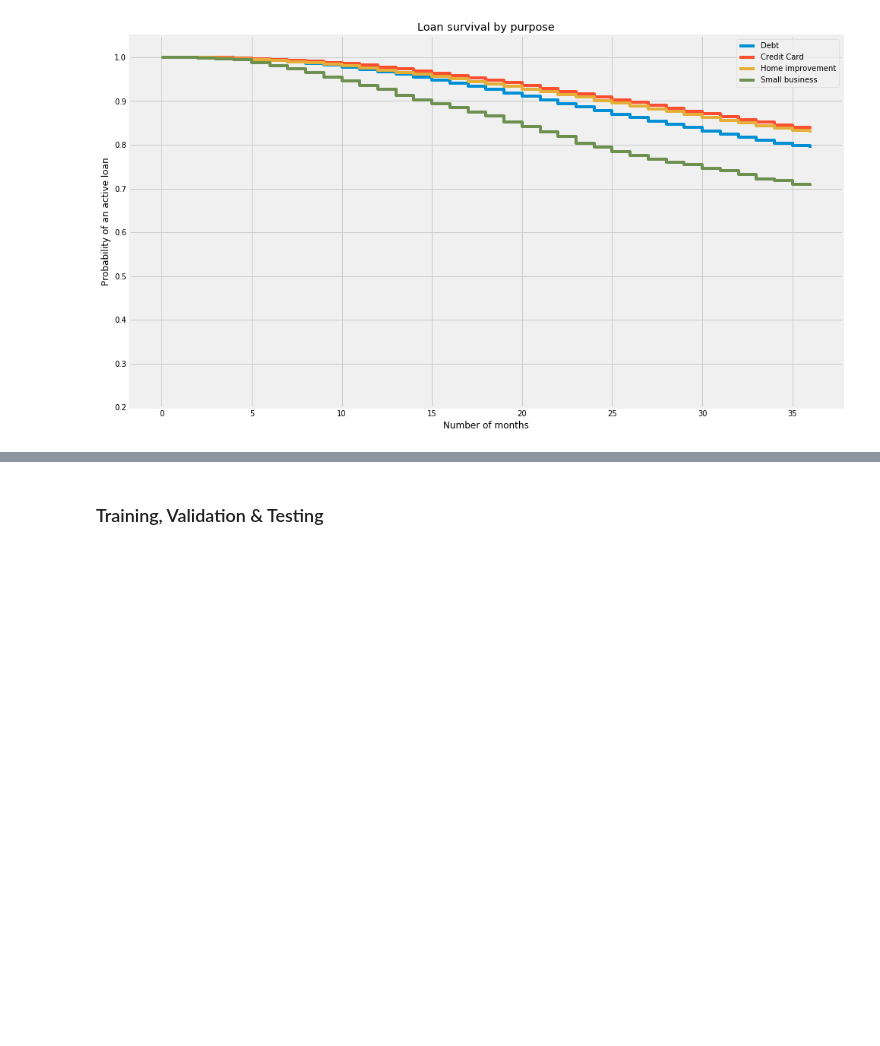
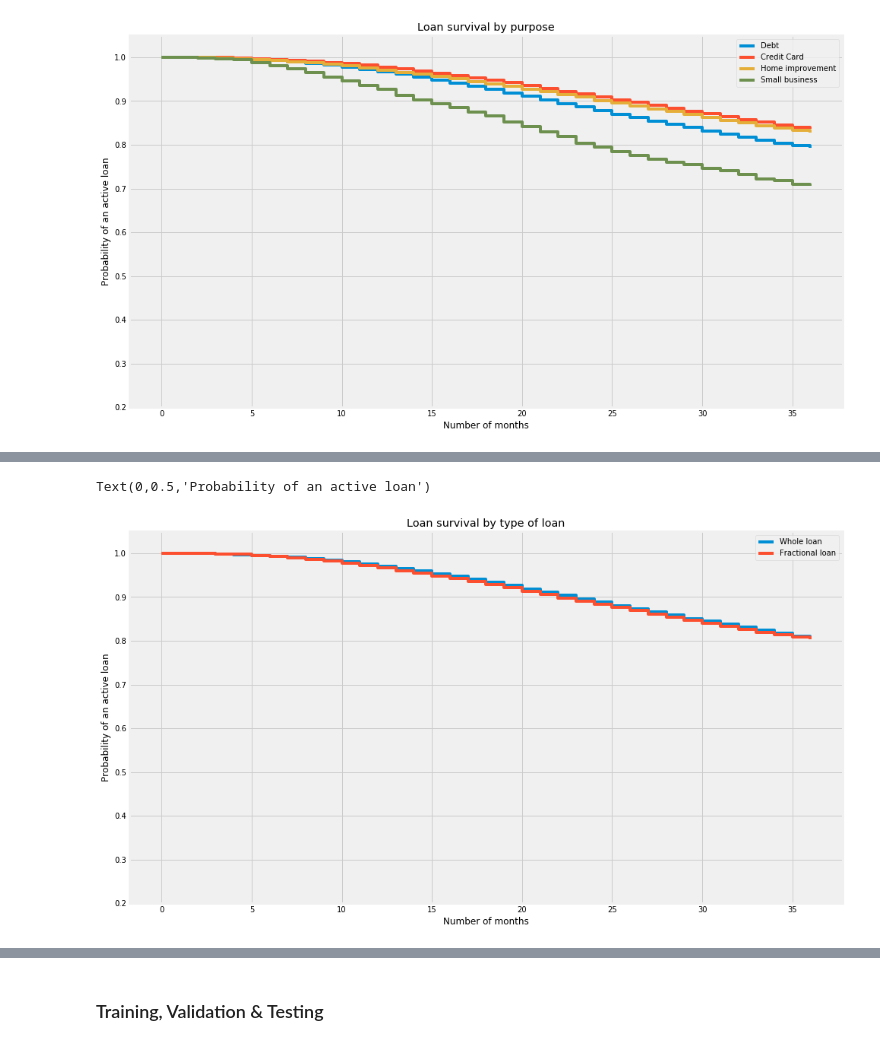
Before and after one commit to iyer-karthik/Insight-project, a Jupyter notebook: survival.ipynb, the cells around one changed output, grey strips where cells are left out. Cells and saved outputs as stored; diff of their text form; code cells hidden in the pictures; blank space fills up the shorter version.

```diff
--- a/survival.ipynb
+++ b/survival.ipynb
@@ -389,0 +410,20 @@ Text(0,0.5,'Probability of an active loan')
+# %%
+### Plot survival time by loan purpose
+plt.figure(figsize=(15, 9))
+ax = plt.subplot(111)
+
+a = df_copy["initial_list_status"] == "w"
+kmf.fit(T[a], event_observed=E[a], label="Whole loan")
+kmf.plot_survival_function_(ax=ax, ci_force_lines=False, ci_show=False)
+
+b = df_copy["initial_list_status"] == "f"
+kmf.fit(T[b], event_observed=E[b], label="Fractional loan")
+kmf.plot(ax=ax, ci_force_lines=False, ci_show=False)
+
+plt.ylim(0.2, 1.05);
+plt.title("Loan survival by type of loan")
+plt.xlabel('Number of months')
+plt.ylabel('Probability of an active loan')
+# %% [output]
+Text(0,0.5,'Probability of an active loan')
+[figure, added]
```
Also changed, not shown: parts of 6 cells of this notebook.
